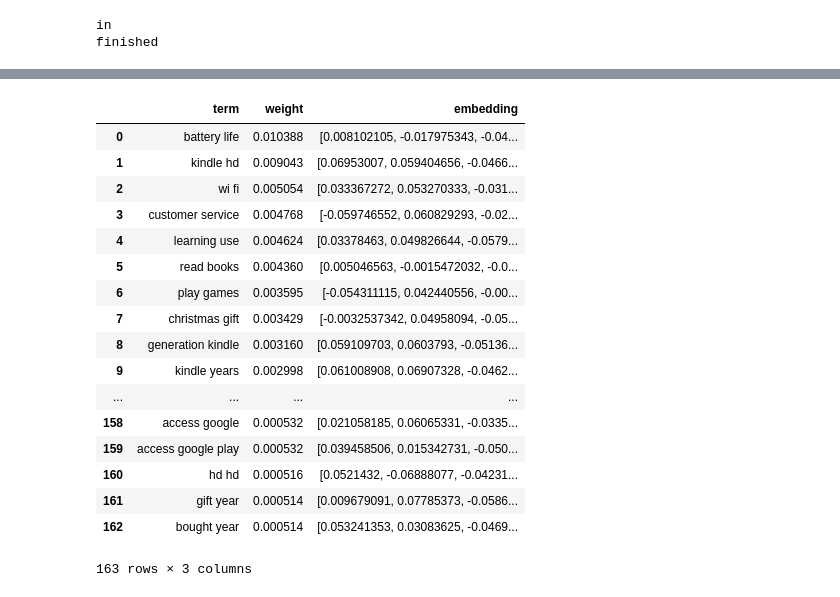
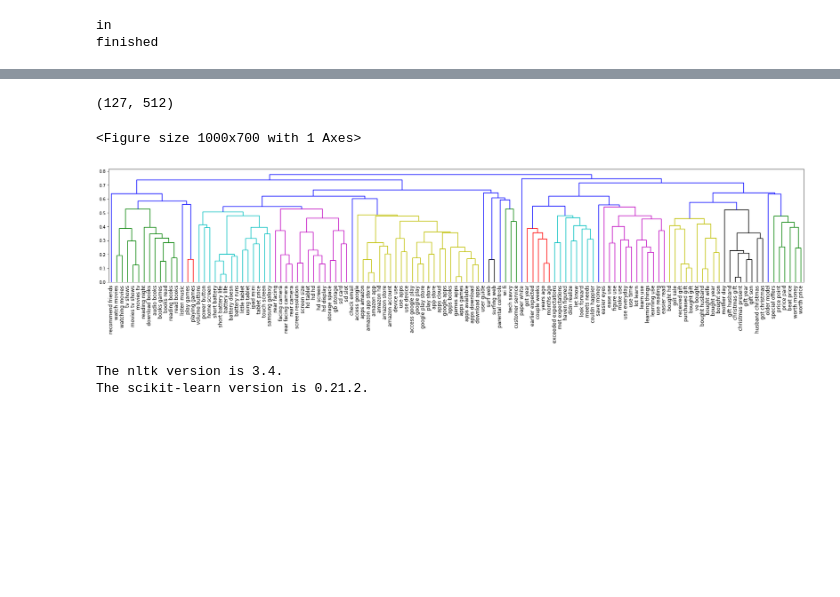
Before and after one commit to betty35/comment-summary-tests, a Jupyter notebook: Clustering-keywords.ipynb, the cells around one changed output, grey strips where cells are left out. Cells and saved outputs as stored; diff of their text form; code cells hidden in the pictures; blank space fills up the shorter version.

Commit message:
hierarchical clustering

```diff
--- a/Clustering-keywords.ipynb
+++ b/Clustering-keywords.ipynb
@@ -321,24 +185,60 @@ time1: 4.200206518173218
-# %%
-key_words
-# %% [output]
-|  | term | weight | embedding |
-| 0 | battery life | 0.010388 | [0.008102105, -0.017975343, -0.04... |
-| 1 | kindle hd | 0.009043 | [0.06953007, 0.059404656, -0.0466... |
-| 2 | wi fi | 0.005054 | [0.033367272, 0.053270333, -0.031... |
-| 3 | customer service | 0.004768 | [-0.059746552, 0.060829293, -0.02... |
-| 4 | learning use | 0.004624 | [0.03378463, 0.049826644, -0.0579... |
-| 5 | read books | 0.004360 | [0.005046563, -0.0015472032, -0.0... |
-| 6 | play games | 0.003595 | [-0.054311115, 0.042440556, -0.00... |
-| 7 | christmas gift | 0.003429 | [-0.0032537342, 0.04958094, -0.05... |
-| 8 | generation kindle | 0.003160 | [0.059109703, 0.0603793, -0.05136... |
-| 9 | kindle years | 0.002998 | [0.061008908, 0.06907328, -0.0462... |
-| ... | ... | ... | ... |
-| 158 | access google | 0.000532 | [0.021058185, 0.06065331, -0.0335... |
-| 159 | access google play | 0.000532 | [0.039458506, 0.015342731, -0.050... |
-| 160 | hd hd | 0.000516 | [0.0521432, -0.06888077, -0.04231... |
-| 161 | gift year | 0.000514 | [0.009679091, 0.07785373, -0.0586... |
-| 162 | bought year | 0.000514 | [0.053241353, 0.03083625, -0.0469... |
-163 rows × 3 columns
 # %%
 terms = key_words['term'].tolist()
 embs = key_words['embedding'].tolist()
+# %%
+##
+X = np.array(embs,)
+
+from sklearn.decomposition import PCA
+pca = PCA(n_components=2)
+X2 = pca.fit_transform(embs)
+# %%
+X.shape
+# %% [output]
+(127, 512)
+# %%
+import matplotlib.pyplot as plt
+
+labels = terms
+plt.figure(figsize=(10, 7))
+plt.subplots_adjust(bottom=0.1)
+plt.scatter(X2[:,0],X2[:,1], label='True Position')
+
+for label, x, y in zip(labels, X2[:, 0], X2[:, 1]):
+    plt.annotate(
+        label,
+        xy=(x, y), xytext=(-3, 3),
+        textcoords='offset points', ha='right', va='bottom')
+plt.show()
+# %% [output]
+<Figure size 1000x700 with 1 Axes>
+# %%
+from scipy.cluster.hierarchy import dendrogram, linkage
+from matplotlib import pyplot as plt
+import numpy as np
+from scipy.spatial.distance import pdist
+
+#dist_condensed = pdist(X)
+#linked = linkage(X, 'single',metric='cosine',optimal_ordering=True)
+linked = linkage(X, 'average', metric='cosine',optimal_ordering=True)
+labelList = terms
+
+plt.figure(figsize=(30, 5))
+dh = dendrogram(linked,
+            orientation='top',
+            labels=labelList,
+            leaf_font_size=12,
+            distance_sort='descending',
+            show_leaf_counts=True)
+plt.show()
+# %% [output]
+[figure, added]
+# %%
+import nltk
+import sklearn
+
+print('The nltk version is {}.'.format(nltk.__version__))
+print('The scikit-learn version is {}.'.format(sklearn.__version__))
+# %% [output]
+The nltk version is 3.4.
+The scikit-learn version is 0.21.2.
```
Also changed, not shown: parts of 47 cells of this notebook.
